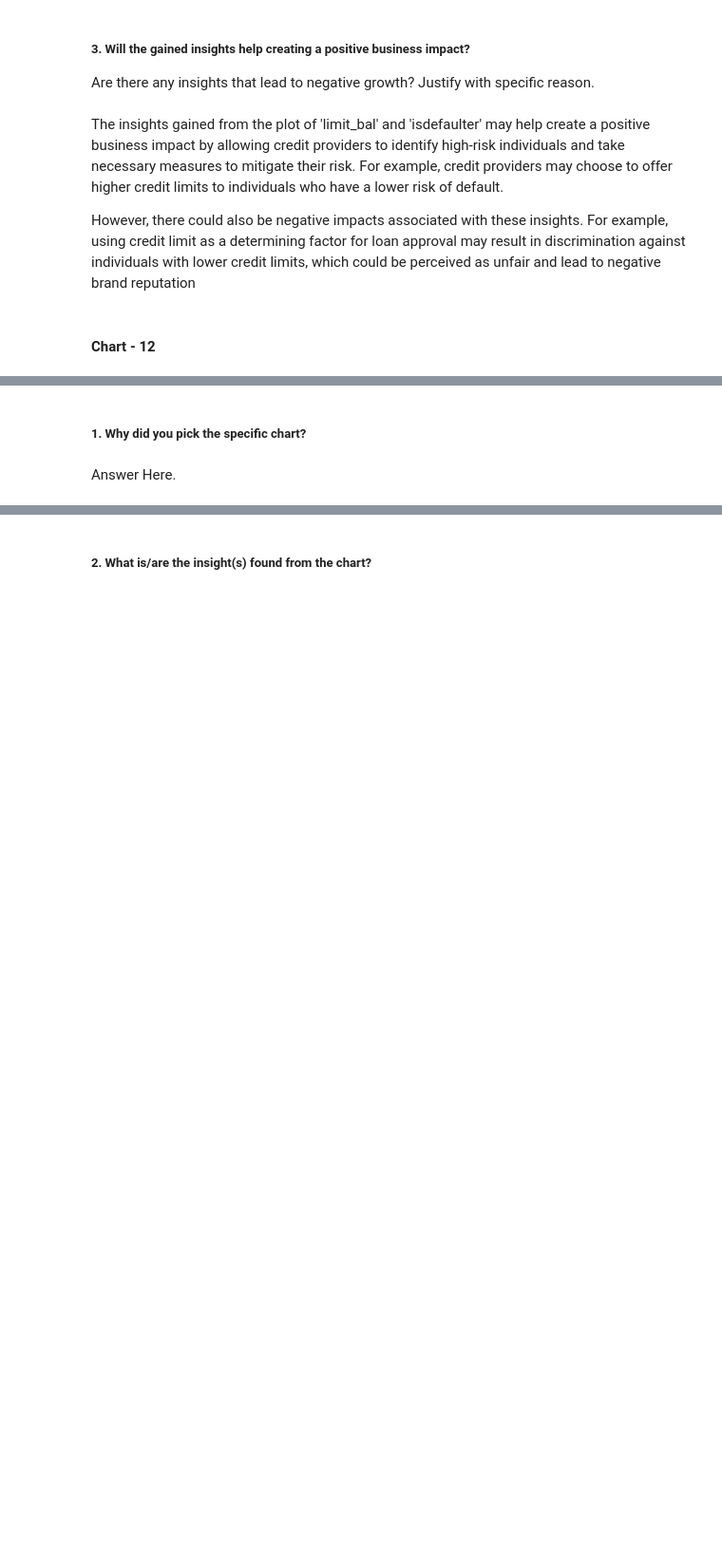
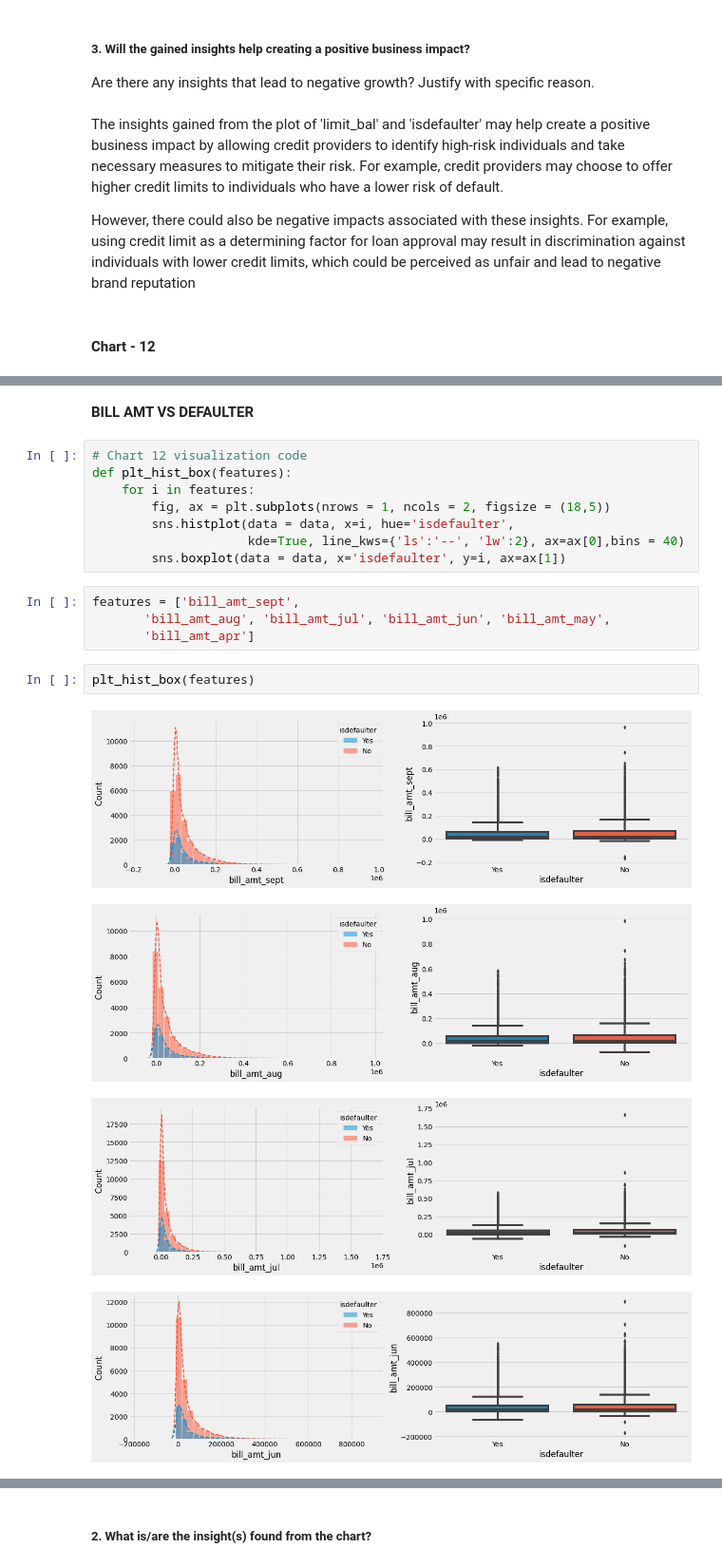
Before and after one commit to thepankaj018/Credit-Card-Default-Prediction, a Jupyter notebook: Credit_Card_Default_Prediction.ipynb, the cells around one changed output, grey strips where cells are left out. Shown at 95% size. Saved outputs shown, nothing was run; the diff lists cells and outputs as text; blank space fills up the shorter version.

```diff
--- a/Credit_Card_Default_Prediction.ipynb
+++ b/Credit_Card_Default_Prediction.ipynb
@@ -712,4 +710,21 @@ plt.show()
-# %% [markdown]
-##### 1. Why did you pick the specific chart?
-# %% [markdown]
-Answer Here.
+# %% [markdown]
+**BILL AMT VS DEFAULTER**
+# %%
+# Chart 12 visualization code
+def plt_hist_box(features):
+    for i in features:
+        fig, ax = plt.subplots(nrows = 1, ncols = 2, figsize = (18,5))
+        sns.histplot(data = data, x=i, hue='isdefaulter',
+                     kde=True, line_kws={'ls':'--', 'lw':2}, ax=ax[0],bins = 40)
+        sns.boxplot(data = data, x='isdefaulter', y=i, ax=ax[1])
+# %%
+features = ['bill_amt_sept',
+       'bill_amt_aug', 'bill_amt_jul', 'bill_amt_jun', 'bill_amt_may',
+       'bill_amt_apr']
+# %%
+plt_hist_box(features)
+# %% [output]
+[figure, added]
+[figure, added]
+[figure, added]
+[figure, added]
```
Also changed, not shown: parts of 26 cells of this notebook.
